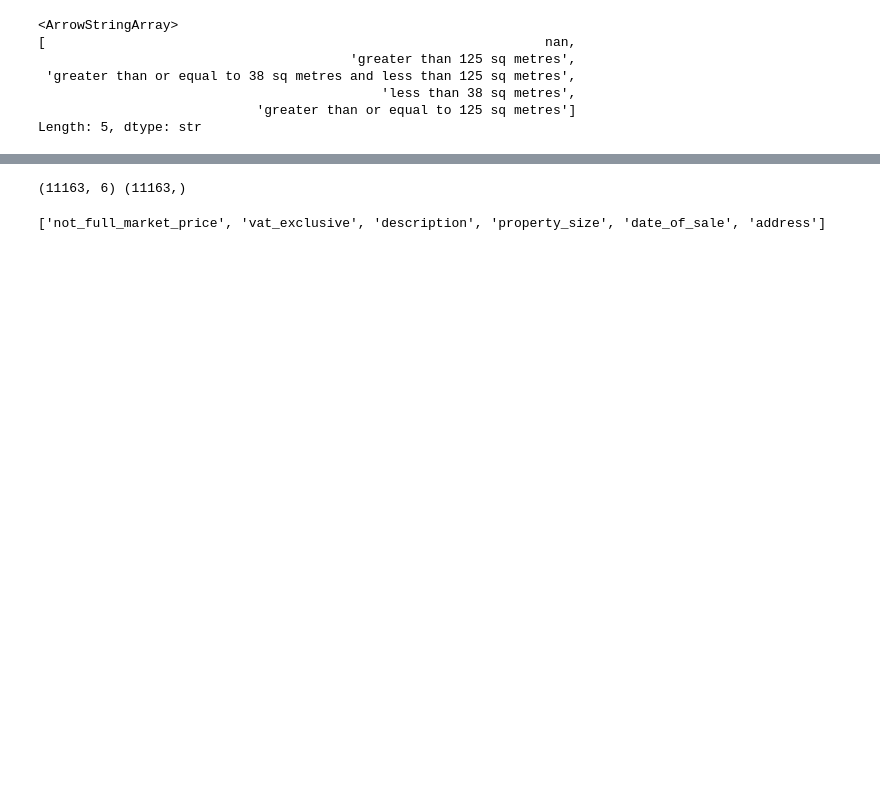
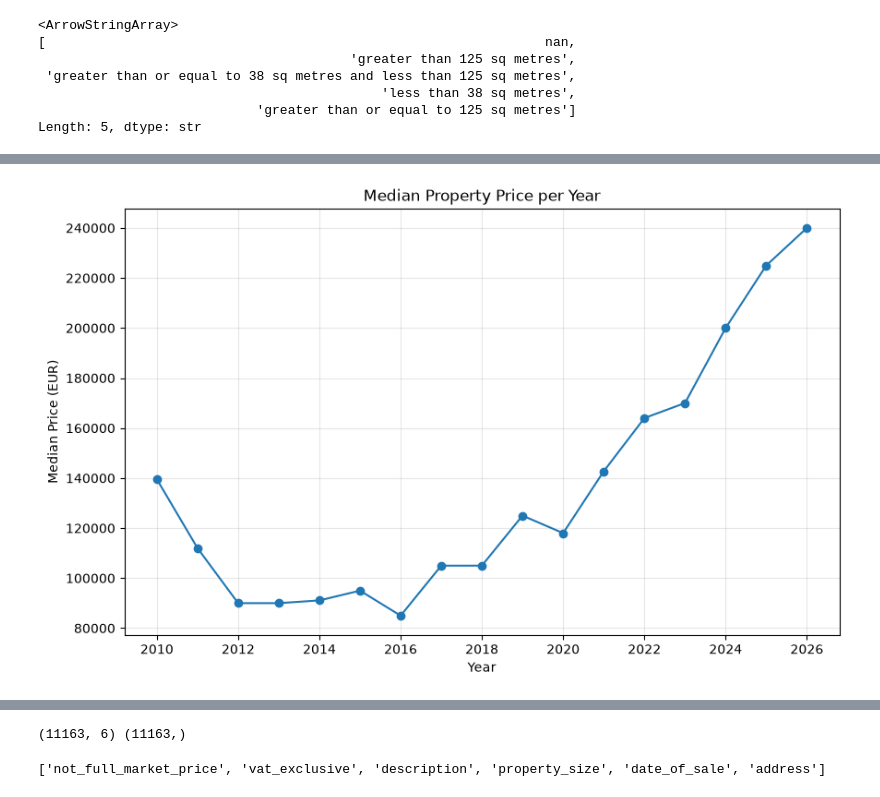
Before and after one commit to JessicaOliveiraCCT/Predicting-House-Prices-in-Ireland, a Jupyter notebook: Predicting_houses_price_CA.ipynb, the cells around one changed output, grey strips where cells are left out. Saved outputs shown, nothing was run; the diff lists cells and outputs as text; code cells hidden in the pictures; blank space fills up the shorter version.

```diff
--- a/Predicting_houses_price_CA.ipynb
+++ b/Predicting_houses_price_CA.ipynb
@@ -187,0 +256,14 @@ Length: 1, dtype: str
+# %%
+df["year"] = pd.to_datetime(df["date_of_sale"],errors="coerce").dt.year
+
+plt.figure(figsize=(10, 6))
+
+df.groupby("year")["price_eur"].median().plot( marker="o")
+
+plt.title("Median Property Price per Year")
+plt.xlabel("Year")
+plt.ylabel("Median Price (EUR)")
+plt.grid(alpha=0.3)
+plt.show()
+# %% [output]
+[figure, added]
```
Also changed, not shown: parts of 56 cells of this notebook.
